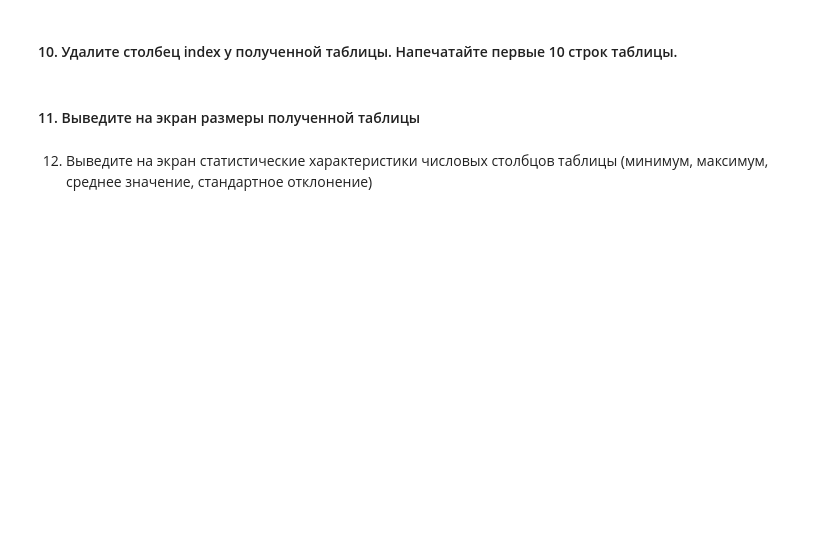
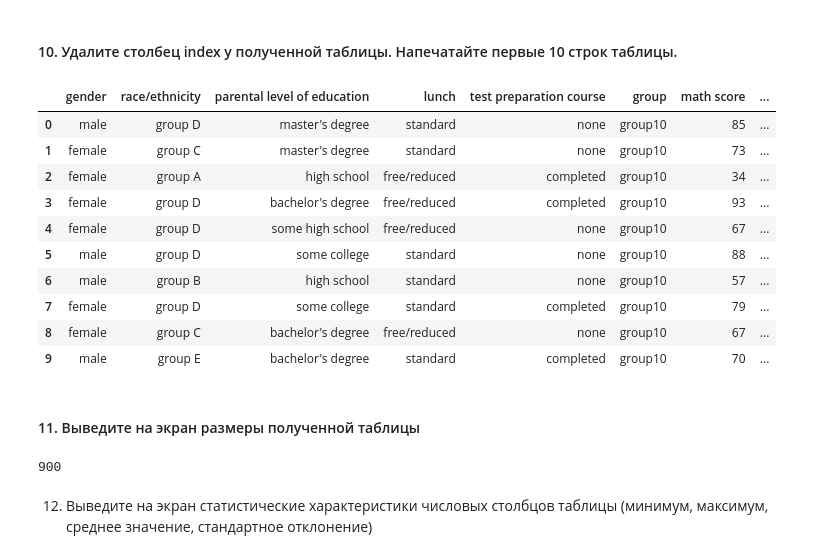
Before and after one commit to EdPogosyan/ML_Ed, a Jupyter notebook: HW-1/hw_practice_sirius_01_pandas_numpy_viz.ipynb, the cells around one changed output. Saved outputs shown, nothing was run; the diff lists cells and outputs as text; code cells hidden in the pictures; blank space fills up the shorter version.

```diff
--- a/HW-1/hw_practice_sirius_01_pandas_numpy_viz.ipynb
+++ b/HW-1/hw_practice_sirius_01_pandas_numpy_viz.ipynb
@@ -349,0 +348,12 @@ Name : Stannis Baratheon
+# %%
+import zipfile
+
+with zipfile.ZipFile("CSV/Data.zip", 'r') as zip_ref:
+    for i in range(10):
+        df_students_path = zip_ref.extract("Data/Students_info_"+str(i)+".csv")
+        df_grades_path = zip_ref.extract("Data/Students_marks_"+str(i)+".csv")
+        df_students = pd.read_csv(df_students_path, index_col=0)
+        df_grades = pd.read_csv(df_grades_path)
+        students_and_grades = pd.merge(df_students, df_grades, on="index", how="left")
+
+students_and_grades.head(5)
@@ -354,2 +369,17 @@ Name : Stannis Baratheon
+# %%
+sng_dropped = students_and_grades[students_and_grades.columns.drop('index')]
+sng_dropped.head(10)
+# %% [output]
+|  | gender | race/ethnicity | parental level of education | lunch | test preparation course | group | math score | ... |
+| 0 | male | group D | master's degree | standard | none | group10 | 85 | ... |
+| 1 | female | group C | master's degree | standard | none | group10 | 73 | ... |
+| 2 | female | group A | high school | free/reduced | completed | group10 | 34 | ... |
+| 3 | female | group D | bachelor's degree | free/reduced | completed | group10 | 93 | ... |
+| 4 | female | group D | some high school | free/reduced | none | group10 | 67 | ... |
+| 5 | male | group D | some college | standard | none | group10 | 88 | ... |
+| 6 | male | group B | high school | standard | none | group10 | 57 | ... |
+| 7 | female | group D | some college | standard | completed | group10 | 79 | ... |
+| 8 | female | group C | bachelor's degree | free/reduced | none | group10 | 67 | ... |
+| 9 | male | group E | bachelor's degree | standard | completed | group10 | 70 | ... |
 # %% [markdown]
 #### 11. Выведите на экран размеры полученной таблицы
@@ -358,3 +386,7 @@ Name : Stannis Baratheon
+# %%
+sng_dropped.size
+# %% [output]
+900
 # %% [markdown]
 12. Выведите на экран статистические характеристики числовых столбцов таблицы (минимум, максимум, среднее значение, стандартное отклонение)
 # %%
```
Also changed, not shown: parts of 6 cells of this notebook.
